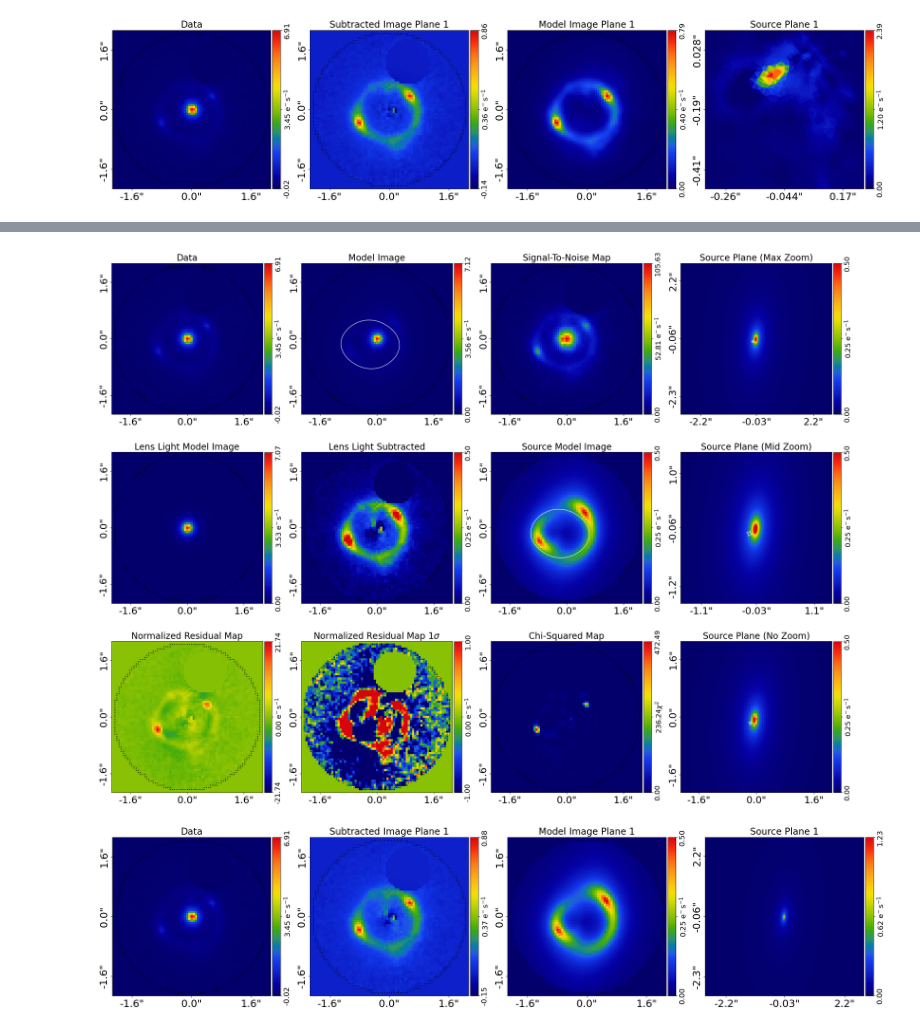
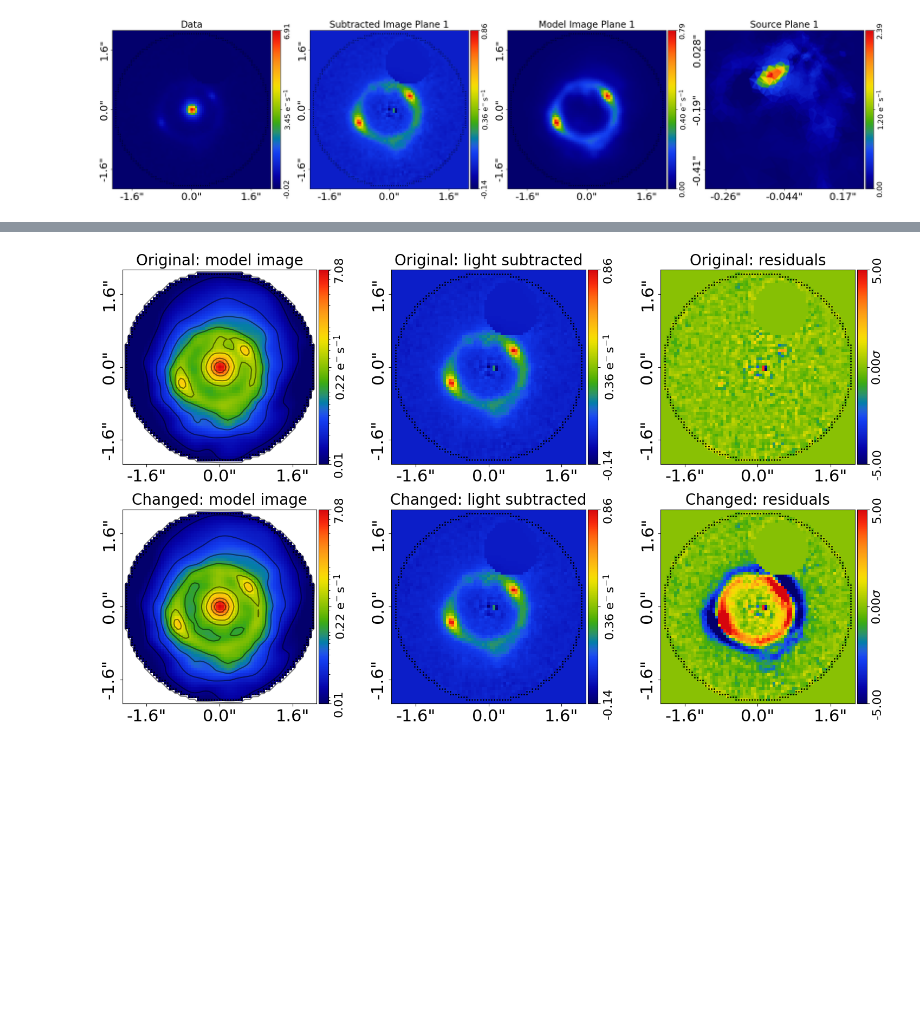
Before and after one commit to PyAutoLabs/autolens_assistant, a Jupyter notebook: docs/colab/cosmos_web_ring_colab.ipynb, the cells around one changed output, grey strips where cells are left out. Drawn from its saved outputs; the diff is of its cells as text; code cells hidden in the pictures; blank space fills up the shorter version.

```diff
--- a/docs/colab/cosmos_web_ring_colab.ipynb
+++ b/docs/colab/cosmos_web_ring_colab.ipynb
@@ -448,18 +455,68 @@ galaxy is clumpy, and a smooth profile cannot describe it.
 # %%
-tracer_sersic = al.from_json(file_path=results_file("sersic_source/tracer.json"))
-fit_sersic = al.FitImaging(dataset=dataset, tracer=tracer_sersic)
+einstein_radius_offset = 0.1  # Arcseconds added to the original Einstein radius.
+lens_light_scale = 1.0  # 1.0 = original brightness; 1.2 = 20% brighter.
 
-aplt.subplot_fit_imaging(fit=fit_sersic)
-aplt.subplot_fit_imaging_of_planes(fit=fit_sersic, plane_index=1)
 
-einstein_radius = float(mass.einstein_radius)
-einstein_radius_sersic = float(tracer_sersic.galaxies[0].mass.einstein_radius)
-reduced_chi_squared_sersic = float(fit_sersic.chi_squared) / n_masked_pixels
+def changed_model_image(einstein_radius_offset, lens_light_scale):
+    # Keep the source pixels and their brightnesses fixed: no new fit is performed.
+    changed_tracer = deepcopy(tracer)
+    changed_mass = changed_tracer.galaxies[0].mass
+    changed_mass.einstein_radius = float(mass.einstein_radius) + einstein_radius_offset
+    if not np.isfinite(changed_mass.einstein_radius) or changed_mass.einstein_radius <= 0:
+        raise ValueError("Choose an offset that leaves the Einstein radius above zero.")
+    if not np.isfinite(lens_light_scale) or lens_light_scale < 0:
+        raise ValueError("Choose a finite, non-negative lens light scale.")
 
-print(f"Good model (pixel-grid source):    Einstein radius {einstein_radius:.3f} arcsec, "
-      f"reduced chi-squared {reduced_chi_squared:.2f}")
-print(f"Not-great model (Sersic source):   Einstein radius {einstein_radius_sersic:.3f} arcsec, "
-      f"reduced chi-squared {reduced_chi_squared_sersic:.2f}")
+    mapper = fit.inversion.cls_list_from(cls=al.Mapper)[0]
+    source_brightness = fit.inversion.reconstruction_dict[mapper]
+    traced_grid = changed_tracer.traced_grid_2d_list_from(grid=fit.grids.pixelization)[-1]
+    mesh = source_galaxy.pixelization.mesh
+    traced_grid = mesh.relocated_grid_from(
+        border_relocator=(dataset_good.grids.border_relocator
+                          if fit.settings.use_border_relocator else None),
+        source_plane_data_grid=traced_grid,
+    )
+    # Reuse the original source mesh, even when the light paths change.
+    interpolator = type(mapper.interpolator)(
+        mesh=mesh,
+        mesh_grid=mapper.interpolator.mesh_grid,
+        data_grid=traced_grid,
+    )
+    changed_mapper = al.Mapper(interpolator=interpolator, settings=fit.settings)
+    blurred_mapping = dataset_good.psf.convolved_mapping_matrix_from(
+        mapping_matrix=changed_mapper.mapping_matrix, mask=dataset_good.mask,
+    )
+    source_image = blurred_mapping @ source_brightness
+    lens_image = np.asarray(fit.galaxy_model_image_dict[lens_galaxy])
+    return al.Array2D(values=source_image + lens_light_scale * lens_image, mask=dataset.mask)
+
+
+changed_image = changed_model_image(einstein_radius_offset, lens_light_scale)
+changed_residuals = (dataset.data - changed_image) / dataset.noise_map
+lens_image = fit.galaxy_model_image_dict[lens_galaxy]
+model_max = float(np.max(fit.model_data))
+subtracted_original = dataset.data - lens_image
+subtracted_changed = dataset.data - lens_light_scale * lens_image
+light_min = float(min(np.min(subtracted_original), np.min(subtracted_changed)))
+light_max = float(max(np.max(subtracted_original), np.max(subtracted_changed)))
+
+fig, axes = plt.subplots(2, 3, figsize=(15, 9))
+for row, (label, model_image, light_scale, residuals) in enumerate([
+    ("Original", fit.model_data, 1.0, fit.normalized_residual_map),
+    ("Changed", changed_image, lens_light_scale, changed_residuals),
+]):
+    aplt.plot_array(array=model_image, title=f"{label}: model image",
+                    use_log10=True, vmin=model_max / 1000, vmax=model_max, ax=axes[row, 0])
+    aplt.plot_array(array=dataset.data - light_scale * lens_image,
+                    title=f"{label}: light subtracted",
+                    vmin=light_min, vmax=light_max, ax=axes[row, 1])
+    aplt.plot_array(array=residuals, title=f"{label}: residuals", cb_unit=r"$\sigma$",
+                    vmin=-5.0, vmax=5.0, ax=axes[row, 2])
+plt.tight_layout()
+plt.show()
+
+print(f"Original Einstein radius: {float(mass.einstein_radius):.3f} arcsec")
+print(f"Changed Einstein radius: {float(mass.einstein_radius) + einstein_radius_offset:.3f} arcsec")
+print(f"Foreground light brightness: {lens_light_scale:.0%} of the original")
 # %% [output]
-[figure, old version]
+[figure, new version]
-[figure, removed]
```
Also changed, not shown: parts of 17 cells of this notebook, 9 other files.
